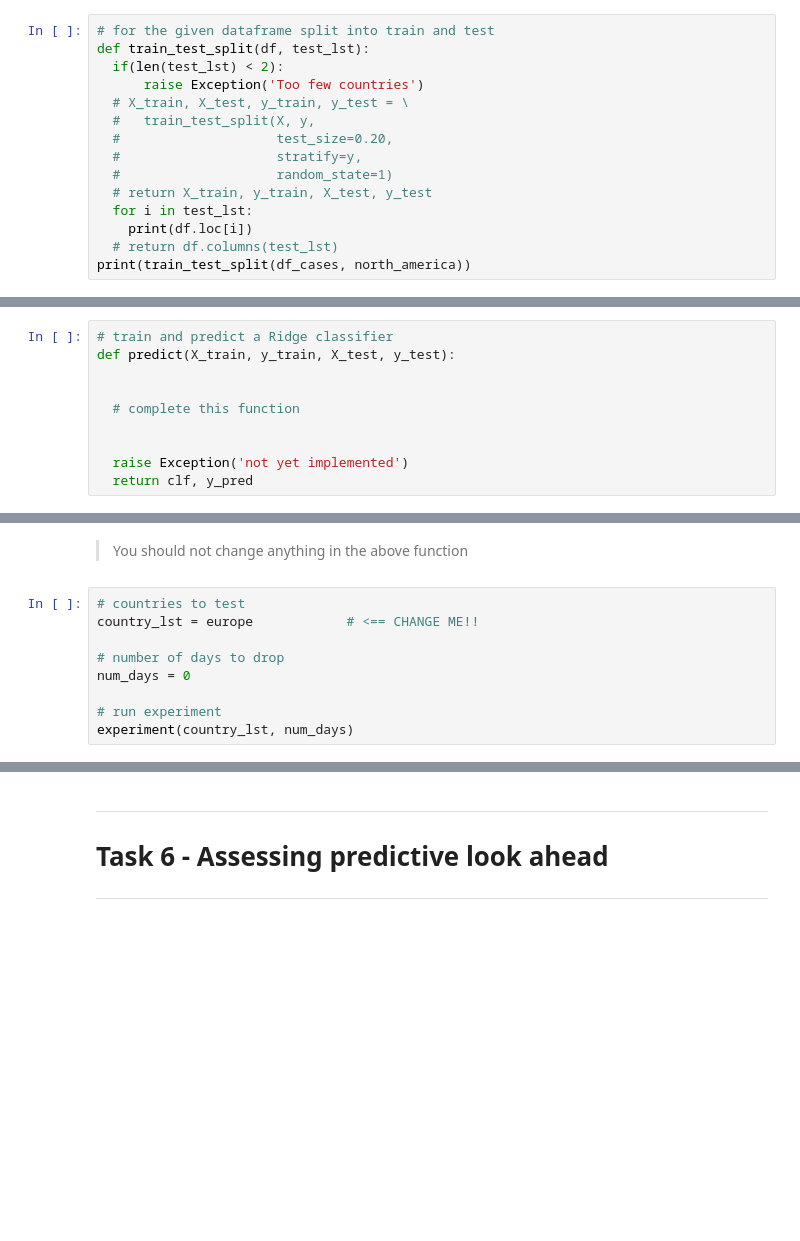
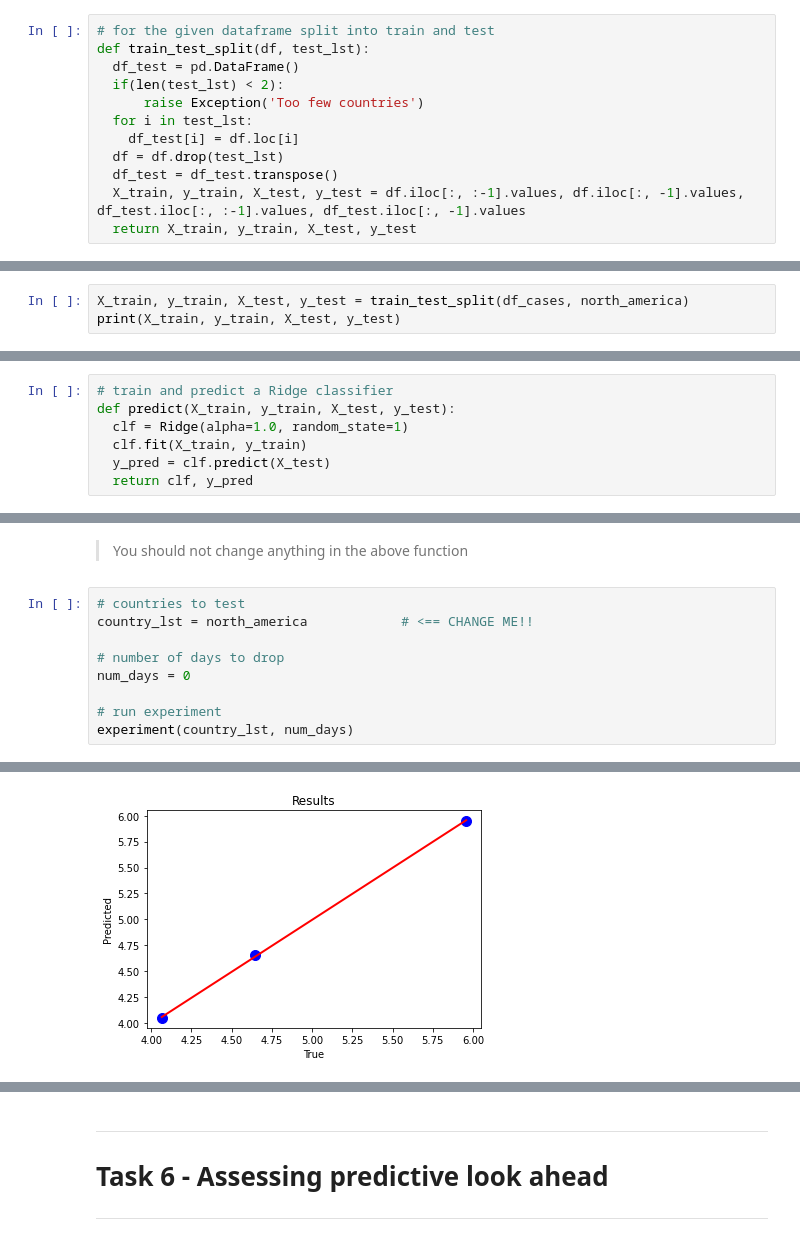
Before and after one commit to teemal/machine_learning_and_data_mining, a Jupyter notebook: Lab_2.ipynb, the cells around one changed output, grey strips where cells are left out. Cells and saved outputs as stored; diff of their text form; blank space fills up the shorter version.

```diff
--- a/Lab_2.ipynb
+++ b/Lab_2.ipynb
@@ -357,15 +361,12 @@ Complete this function that takes in a list of countries and a dataframe and par
 # %%
 # for the given dataframe split into train and test
 def train_test_split(df, test_lst):
+  df_test = pd.DataFrame()
   if(len(test_lst) < 2):
       raise Exception('Too few countries')
-  # X_train, X_test, y_train, y_test = \
-  #   train_test_split(X, y,
-  #                    test_size=0.20,
-  #                    stratify=y,
-  #                    random_state=1)
-  # return X_train, y_train, X_test, y_test
   for i in test_lst:
-    print(df.loc[i])
-  # return df.columns(test_lst)
-print(train_test_split(df_cases, north_america))
+    df_test[i] = df.loc[i]
+  df = df.drop(test_lst)
+  df_test = df_test.transpose()
+  X_train, y_train, X_test, y_test = df.iloc[:, :-1].values, df.iloc[:, -1].values, df_test.iloc[:, :-1].values, df_test.iloc[:, -1].values
+  return X_train, y_train, X_test, y_test
@@ -389,0 +373,3 @@ None
+# %%
+X_train, y_train, X_test, y_test = train_test_split(df_cases, north_america)
+print(X_train, y_train, X_test, y_test)
@@ -400,12 +404,9 @@ Model: [`Ridge`](https://scikit-learn.org/stable/modules/generated/sklearn.linea
 # %%
 # train and predict a Ridge classifier
 def predict(X_train, y_train, X_test, y_test):
-
-
-  # complete this function
-
-
-  raise Exception('not yet implemented')
+  clf = Ridge(alpha=1.0, random_state=1)
+  clf.fit(X_train, y_train)
+  y_pred = clf.predict(X_test)
   return clf, y_pred
 # %% [markdown]
 ***
@@ -493,7 +547,7 @@ def experiment(country_lst, num_days):
 > You should not change anything in the above function
 # %%
 # countries to test
-country_lst = europe            # <== CHANGE ME!!
+country_lst = north_america            # <== CHANGE ME!!
 
 # number of days to drop
 num_days = 0
@@ -520,0 +574 @@ Name: United Kingdom, Length: 91, dtype: float64
+[figure, added]
```
Also changed, not shown: parts of 30 cells of this notebook.
